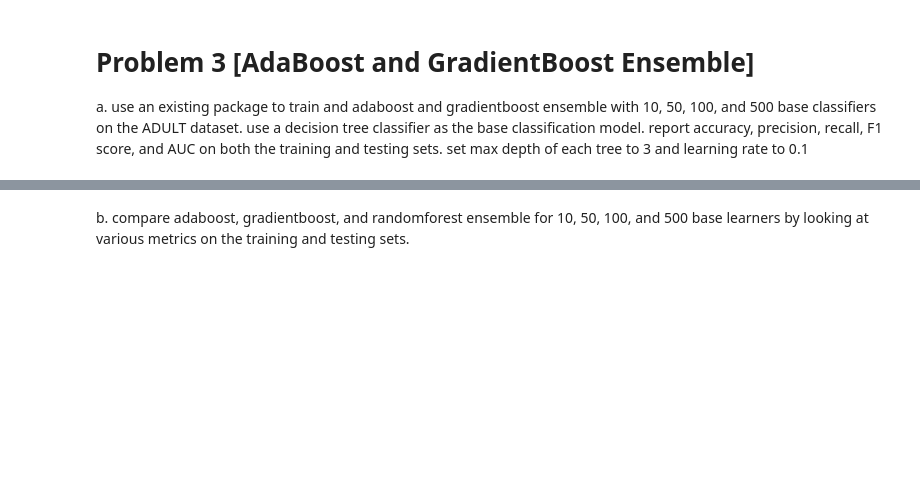
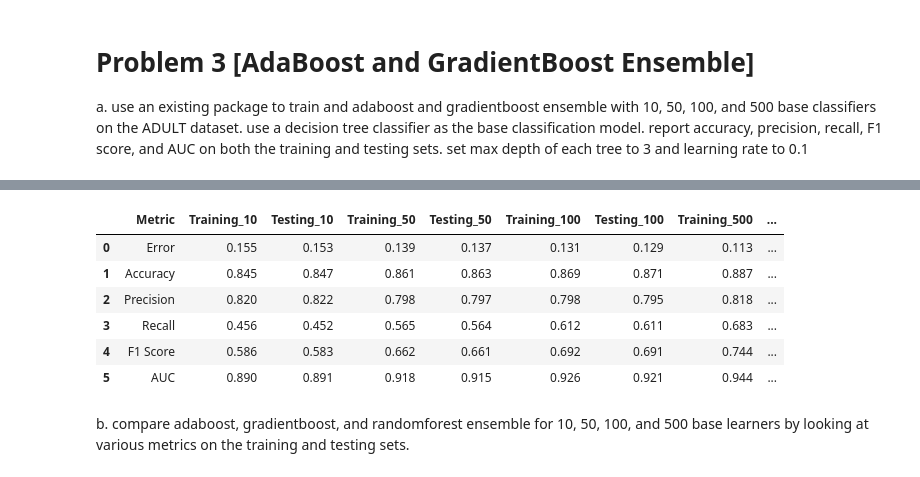
Before and after one commit to li-fin/ds4400-hw4, a Jupyter notebook: code.ipynb, the cells around one changed output, grey strips where cells are left out. Cells and saved outputs as stored; diff of their text form; code cells hidden in the pictures; blank space fills up the shorter version.

```diff
--- a/code.ipynb
+++ b/code.ipynb
@@ -511,3 +550,30 @@ a. use an existing package to train and adaboost and gradientboost ensemble with
+# %%
+# run gradientboost
+gradientboost_results = run_ensemble_experiment(
+    model_class=GradientBoostingClassifier,
+    n_values=n_values,
+    X_train=X_train,
+    y_train=y_train,
+    X_test=X_test,
+    y_test=y_test,
+    param_name="n_estimators",
+    fixed_params={
+        "learning_rate": 0.1,
+        "max_depth": 3,
+        "random_state": 42
+    },
+    pos_label=">50K"
+)
+
+gradientboost_results
+# %% [output]
+|  | Metric | Training_10 | Testing_10 | Training_50 | Testing_50 | Training_100 | Testing_100 | Training_500 | ... |
+| 0 | Error | 0.155 | 0.153 | 0.139 | 0.137 | 0.131 | 0.129 | 0.113 | ... |
+| 1 | Accuracy | 0.845 | 0.847 | 0.861 | 0.863 | 0.869 | 0.871 | 0.887 | ... |
+| 2 | Precision | 0.820 | 0.822 | 0.798 | 0.797 | 0.798 | 0.795 | 0.818 | ... |
+| 3 | Recall | 0.456 | 0.452 | 0.565 | 0.564 | 0.612 | 0.611 | 0.683 | ... |
+| 4 | F1 Score | 0.586 | 0.583 | 0.662 | 0.661 | 0.692 | 0.691 | 0.744 | ... |
+| 5 | AUC | 0.890 | 0.891 | 0.918 | 0.915 | 0.926 | 0.921 | 0.944 | ... |
 # %% [markdown]
 b. compare adaboost, gradientboost, and randomforest ensemble for 10, 50, 100, and 500 base learners by looking at various metrics on the training and testing sets.
 # %% [markdown]
```
Also changed, not shown: parts of 20 cells of this notebook.
